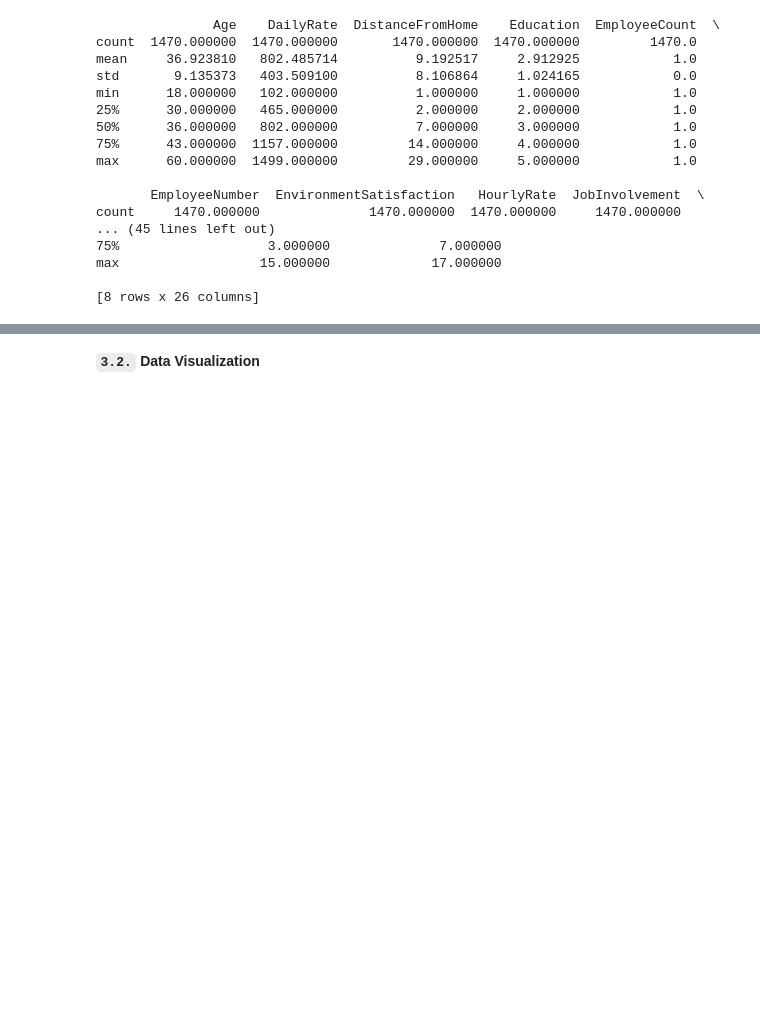
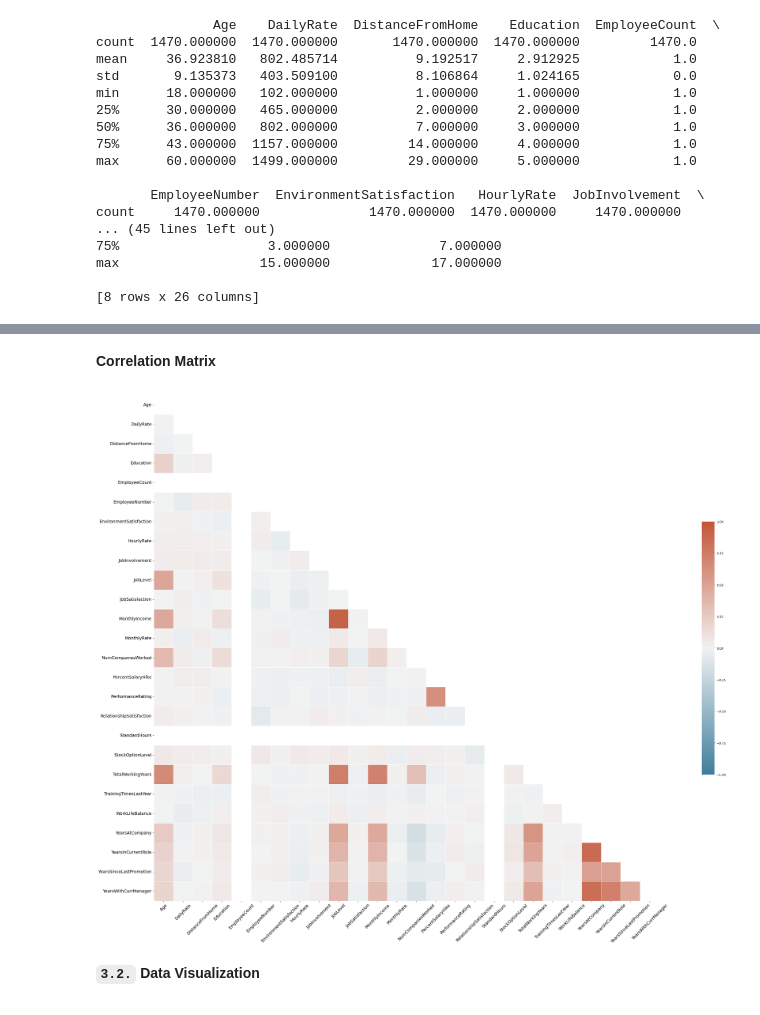
Before and after one commit to beatrizamado/HR-Analysis, a Jupyter notebook: code.ipynb, the cells around one changed output, grey strips where cells are left out. Cells and saved outputs as stored; diff of their text form; code cells hidden in the pictures; blank space fills up the shorter version.

```diff
--- a/code.ipynb
+++ b/code.ipynb
@@ -557,3 +588,24 @@ max                  15.000000             17.000000
+# %% [markdown]
+**Correlation Matrix**
+# %%
+
+df_corr = numeric_data.corr(method = 'spearman')
+
+mask = np.triu(np.ones_like(df_corr, dtype=bool))
+
+f, ax = plt.subplots(figsize=(50, 30))
+
+cmap = sns.diverging_palette(230, 20, as_cmap=True)
+
+sns.heatmap(df_corr, mask=mask, cmap=cmap, vmin=-1, vmax=1, center=0,
+            square=True, annot=True, fmt='0.2f', linewidths=.5, cbar_kws={"shrink": .5}, annot_kws={"fontweight": "bold", "fontsize": "14"})
+
+plt.xticks(fontsize=14, rotation=45)
+plt.yticks(fontsize=14)
+
+plt.show()
+# %% [output]
+[figure, added]
 # %% [markdown]
 **__`3.2.`__ Data Visualization**
 
```
Also changed, not shown: parts of 12 cells of this notebook.
